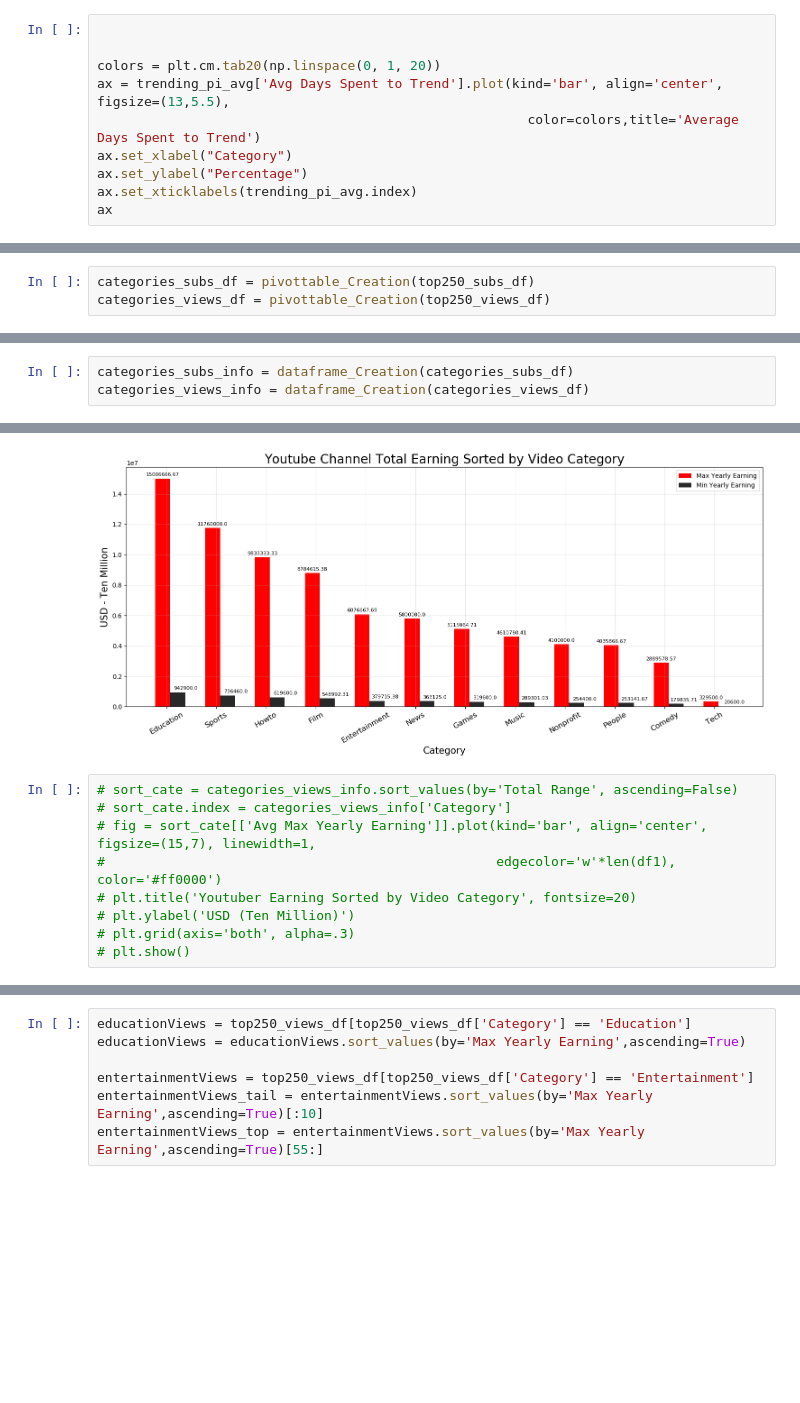
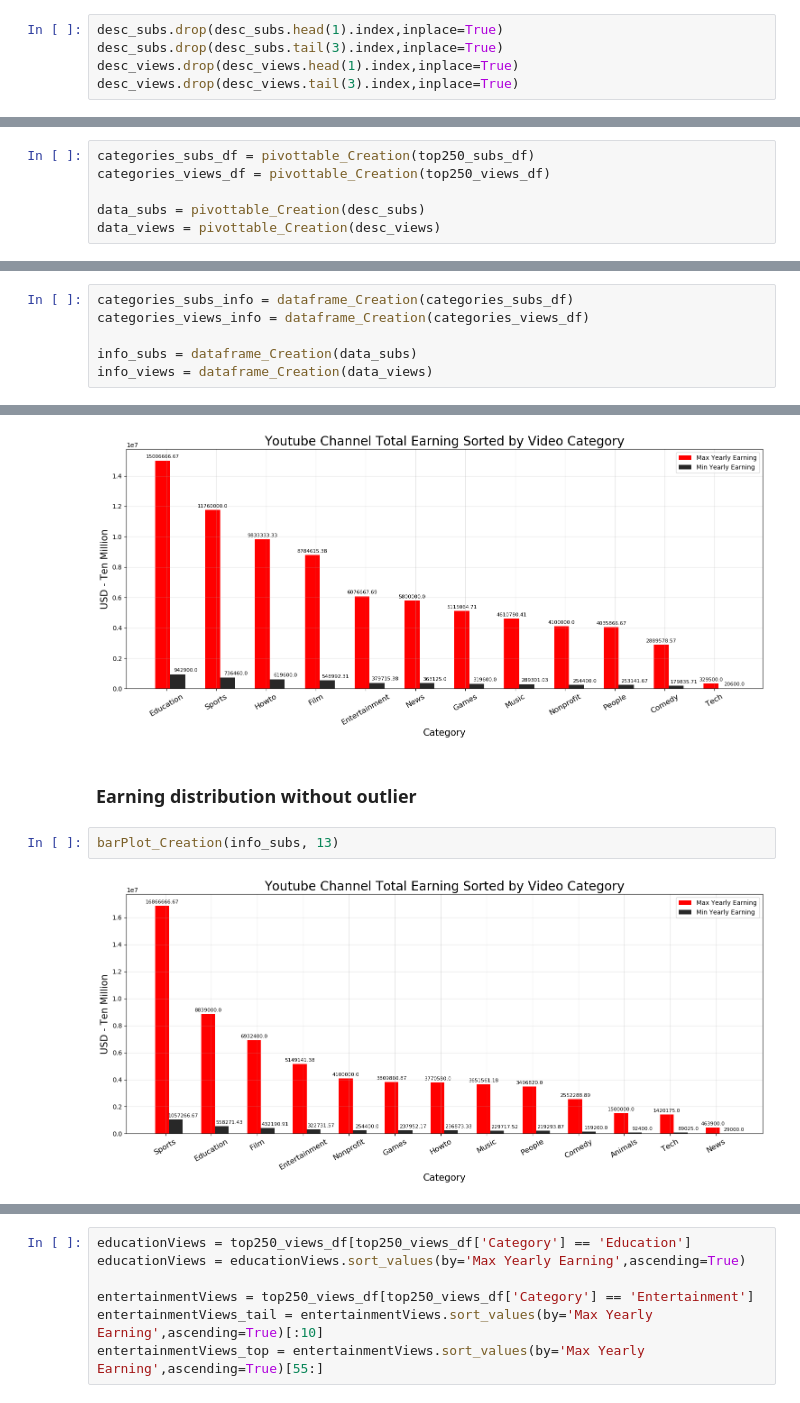
Before and after one commit to gillian850413/Final_Project, a Jupyter notebook: IS590PR_Final_Project_Part1.ipynb, the cells around one changed output, grey strips where cells are left out. Drawn from its saved outputs; the diff is of its cells as text; blank space fills up the shorter version.

```diff
--- a/IS590PR_Final_Project_Part1.ipynb
+++ b/IS590PR_Final_Project_Part1.ipynb
@@ -72,13 +53,8 @@ desc[['Category', 'Max Yearly Earning']]
-# %%
-
-
-colors = plt.cm.tab20(np.linspace(0, 1, 20))
-ax = trending_pi_avg['Avg Days Spent to Trend'].plot(kind='bar', align='center', figsize=(13,5.5),
-                                                       color=colors,title='Average Days Spent to Trend')
-ax.set_xlabel("Category")
-ax.set_ylabel("Percentage")
-ax.set_xticklabels(trending_pi_avg.index)
-ax
+# %%
+desc_subs.drop(desc_subs.head(1).index,inplace=True)
+desc_subs.drop(desc_subs.tail(3).index,inplace=True)
+desc_views.drop(desc_views.head(1).index,inplace=True)
+desc_views.drop(desc_views.tail(3).index,inplace=True)
 # %%
 def pivottable_Creation(df_name):
     pivotTable = pd.pivot_table(df_name, values=['Uploads', 'Subscribers', 'Views', 'URL', 'Min Yearly Earning', 'Max Yearly Earning'],
@@ -88,6 +64,9 @@ def pivottable_Creation(df_name):
 # %%
 categories_subs_df = pivottable_Creation(top250_subs_df)
 categories_views_df = pivottable_Creation(top250_views_df)
+
+data_subs = pivottable_Creation(desc_subs)
+data_views = pivottable_Creation(desc_views)
 # %%
 # categorical total earning / channel count
 def dataframe_Creation(df_name):
@@ -101,6 +80,9 @@ def dataframe_Creation(df_name):
 # %%
 categories_subs_info = dataframe_Creation(categories_subs_df)
 categories_views_info = dataframe_Creation(categories_views_df)
+
+info_subs = dataframe_Creation(data_subs)
+info_views = dataframe_Creation(data_views)
 # %%
 d1 = categories_subs_info [['Category', 'Youtuber Count']]
 d2 = categories_views_info [['Category', 'Youtuber Count']]
@@ -176,12 +160,9 @@ barPlot_Creation(categories_subs_info, 13)
 barPlot_Creation(categories_views_info, 12)
 # %% [output]
 [figure]
-# %%
-# sort_cate = categories_views_info.sort_values(by='Total Range', ascending=False)
-# sort_cate.index = categories_views_info['Category']
-# fig = sort_cate[['Avg Max Yearly Earning']].plot(kind='bar', align='center', figsize=(15,7), linewidth=1,
-#                                                  edgecolor='w'*len(df1), color='#ff0000')
-# plt.title('Youtuber Earning Sorted by Video Category', fontsize=20)
-# plt.ylabel('USD (Ten Million)')
-# plt.grid(axis='both', alpha=.3)
-# plt.show()
+# %% [markdown]
+### Earning distribution without outlier
+# %%
+barPlot_Creation(info_subs, 13)
+# %% [output]
+[figure, added]
```
Also changed, not shown: parts of 4 cells of this notebook.
